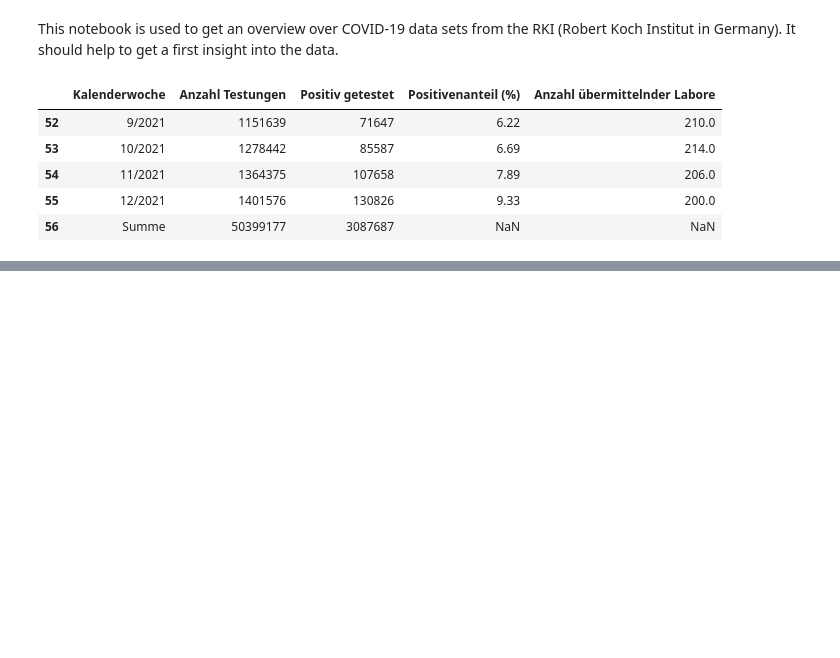
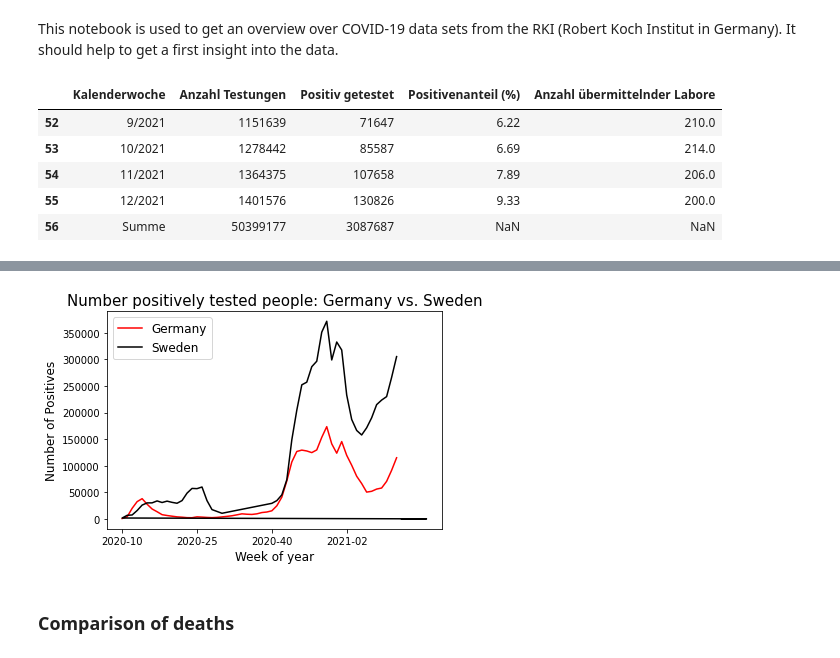
Before and after one commit to thomas-hoellen/corona-dashboard, a Jupyter notebook: COVID-Analysis.ipynb, the cells around one changed output, grey strips where cells are left out. Saved outputs shown, nothing was run; the diff lists cells and outputs as text; code cells hidden in the pictures; blank space fills up the shorter version.

```diff
--- a/COVID-Analysis.ipynb
+++ b/COVID-Analysis.ipynb
@@ -34,0 +47,4 @@ Text(0.5, 1.0, 'Number of Corona tests vs. positively tested people')
+# %%
+df2 = pd.read_csv("data/corona_numbers_world.csv", delimiter=',')
+# Remove Letter from weeks to have same representation as in first data set
+df2['year_week'] = df2['year_week'].str.replace(r'W', '')
@@ -34,0 +60,19 @@ Text(0.5, 1.0, 'Number of Corona tests vs. positively tested people')
+# %%
+x_germany = df2[df2.country == "Germany"].year_week
+y_germany = df2[df2.country == "Germany"].new_cases
+x_sweden = df2[df2.region_name == "Sweden"].year_week
+normalizer = df2[df2.region_name == "Germany"].population.iloc[0]/df2[df2.region_name == "Sweden"].population.iloc[0]
+y_sweden = df2[df2.region_name == "Sweden"].new_cases*normalizer
+# %%
+plt.plot(x_germany, y_germany, 'r', label="Germany")
+plt.plot(x_sweden, y_sweden, 'k', label="Sweden")
+plt.xticks(np.arange(0, x_germany.shape[0], step=15))
+plt.xlabel('Week of year', fontsize=12)
+plt.ylabel('Number of Positives',  fontsize=12)
+plt.title('Number positively tested people: Germany vs. Sweden', fontsize=15)
+plt.legend(loc="upper left", fontsize=12)
+plt.show()
+# %% [output]
+[figure, added]
+# %% [markdown]
+### Comparison of deaths
```
Also changed, not shown: parts of 12 cells of this notebook.
